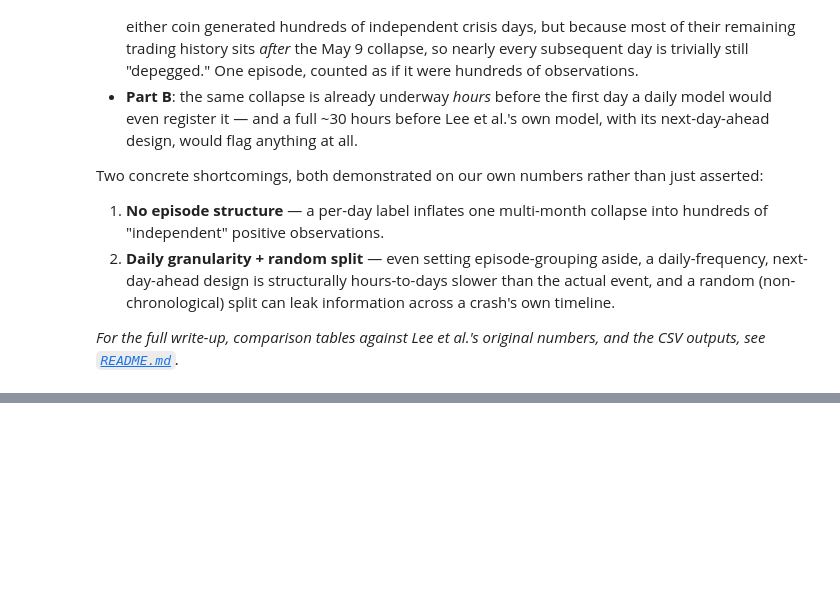
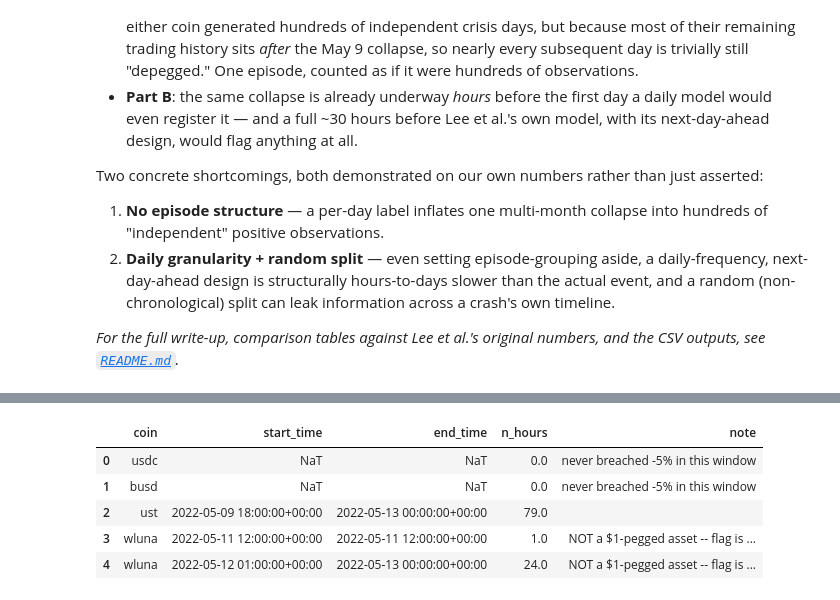
Before and after one commit to shaogjintan/stablecoin-depegging-analysis, a Jupyter notebook: models/lee_replication_and_shortcomings.ipynb, the cells around one changed output, grey strips where cells are left out. Drawn from its saved outputs; the diff is of its cells as text; code cells hidden in the pictures; blank space fills up the shorter version.

```diff
--- a/models/lee_replication_and_shortcomings.ipynb
+++ b/models/lee_replication_and_shortcomings.ipynb
@@ -569,0 +702,16 @@ Two concrete shortcomings, both demonstrated on our own numbers rather than just
+# %%
+# Same consecutive-run grouping as above, applied to the hourly UST series
+# from Part B instead of a daily one -- "consecutive" now means a gap of
+# more than 1 hour (not 1 day) breaks the run.
+hourly_breaches = hourly.loc[hourly["close"] <= HOURLY_THRESHOLD, "open_time"].sort_values().reset_index(drop=True)
+gap_hours = hourly_breaches.diff().dt.total_seconds().div(3600).fillna(1)
+run_id = (gap_hours > 1).cumsum()
+
+hourly_episodes = pd.DataFrame({
+    "start_time": hourly_breaches.groupby(run_id).min(),
+    "end_time": hourly_breaches.groupby(run_id).max(),
+})
+hourly_episodes["n_hours"] = (
+    (hourly_episodes["end_time"] - hourly_episodes["start_time"]).dt.total_seconds() / 3600 + 1
+)
+hourly_episodes.reset_index(drop=True)
@@ -569,0 +797,63 @@ Two concrete shortcomings, both demonstrated on our own numbers rather than just
+# %%
+MAY_CRASH_START, MAY_CRASH_END = "2022-05-05", "2022-05-14"
+
+# coin -> (Binance symbol, is this a genuine $1-pegged asset?)
+MAY_CRASH_SYMBOLS = {
+    "usdc": ("USDCUSDT", True),
+    "busd": ("BUSDUSDT", True),
+    "ust": ("USTUSDT", True),      # same as Part B's `hourly` variable
+    "wluna": ("LUNAUSDT", False),  # caveat: not actually $1-pegged, see markdown above
+}
+
+
+def fetch_binance_hourly(symbol: str, start: str, end: str, cache_name: str) -> pd.DataFrame:
+    cache_path = os.path.join(HOURLY_DIR, cache_name)
+    if os.path.exists(cache_path):
+        df = pd.read_csv(cache_path)
+        df["open_time"] = pd.to_datetime(df["open_time"], utc=True)
+        return df
+
+    def to_ms(d):
+        return int(datetime.strptime(d, "%Y-%m-%d").replace(tzinfo=timezone.utc).timestamp() * 1000)
+
+    resp = requests.get(
+        "https://api.binance.com/api/v3/klines",
+        params={"symbol": symbol, "interval": "1h", "startTime": to_ms(start), "endTime": to_ms(end), "limit": 1000},
+        timeout=20,
+    )
+    resp.raise_for_status()
+    df = pd.DataFrame(resp.json(), columns=[
+        "open_time", "open", "high", "low", "close", "volume", "close_time",
+        "quote_volume", "n_trades", "taker_buy_base", "taker_buy_quote", "ignore",
+    ])
+    df["open_time"] = pd.to_datetime(df["open_time"], unit="ms", utc=True)
+    for c in ["open", "high", "low", "close", "volume"]:
+        df[c] = df[c].astype(float)
+    df = df[["open_time", "open", "high", "low", "close", "volume"]]
+    os.makedirs(HOURLY_DIR, exist_ok=True)
+    df.to_csv(cache_path, index=False)
+    return df
+
+
+may_crash_rows = []
+for coin, (symbol, is_pegged) in MAY_CRASH_SYMBOLS.items():
+    df = fetch_binance_hourly(symbol, MAY_CRASH_START, MAY_CRASH_END, f"{symbol.lower()}_hourly_may2022.csv")
+    eps = hourly_episodes_for(df, HOURLY_THRESHOLD)
+    if eps.empty:
+        may_crash_rows.append({"coin": coin, "start_time": None, "end_time": None, "n_hours": 0,
+                                "note": "never breached -5% in this window"})
+    else:
+        for _, row in eps.iterrows():
+            note = "" if is_pegged else "NOT a $1-pegged asset -- flag is not meaningful, see note above"
+            may_crash_rows.append({"coin": coin, "start_time": row["start_time"], "end_time": row["end_time"],
+                                    "n_hours": row["n_hours"], "note": note})
+
+may_crash_flags = pd.DataFrame(may_crash_rows)
+may_crash_flags
+# %% [output]
+|  | coin | start_time | end_time | n_hours | note |
+| 0 | usdc | NaT | NaT | 0.0 | never breached -5% in this window |
+| 1 | busd | NaT | NaT | 0.0 | never breached -5% in this window |
+| 2 | ust | 2022-05-09 18:00:00+00:00 | 2022-05-13 00:00:00+00:00 | 79.0 |  |
+| 3 | wluna | 2022-05-11 12:00:00+00:00 | 2022-05-11 12:00:00+00:00 | 1.0 | NOT a $1-pegged asset -- flag is ... |
+| 4 | wluna | 2022-05-12 01:00:00+00:00 | 2022-05-13 00:00:00+00:00 | 24.0 | NOT a $1-pegged asset -- flag is ... |
```
Also changed, not shown: parts of 12 cells of this notebook.
